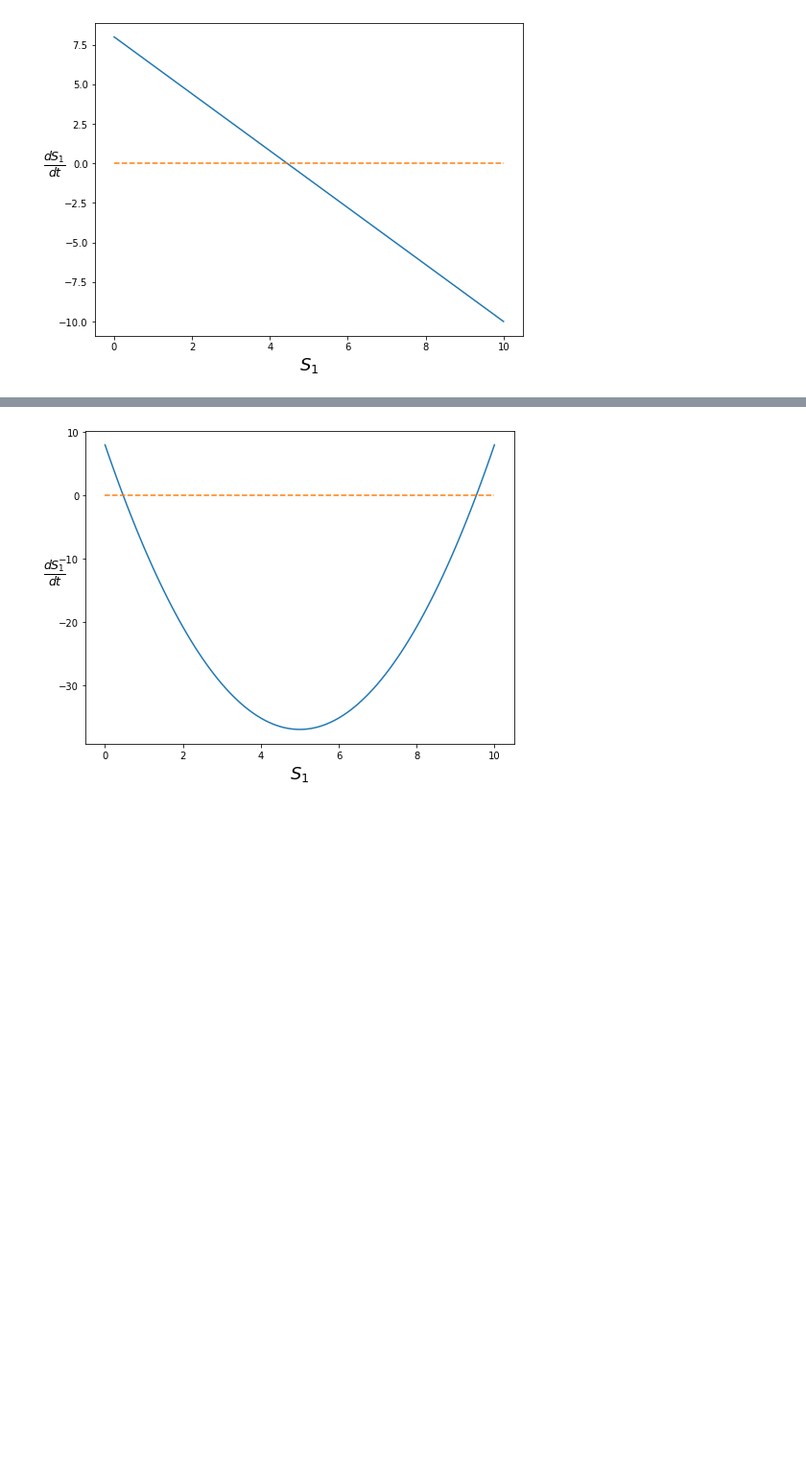
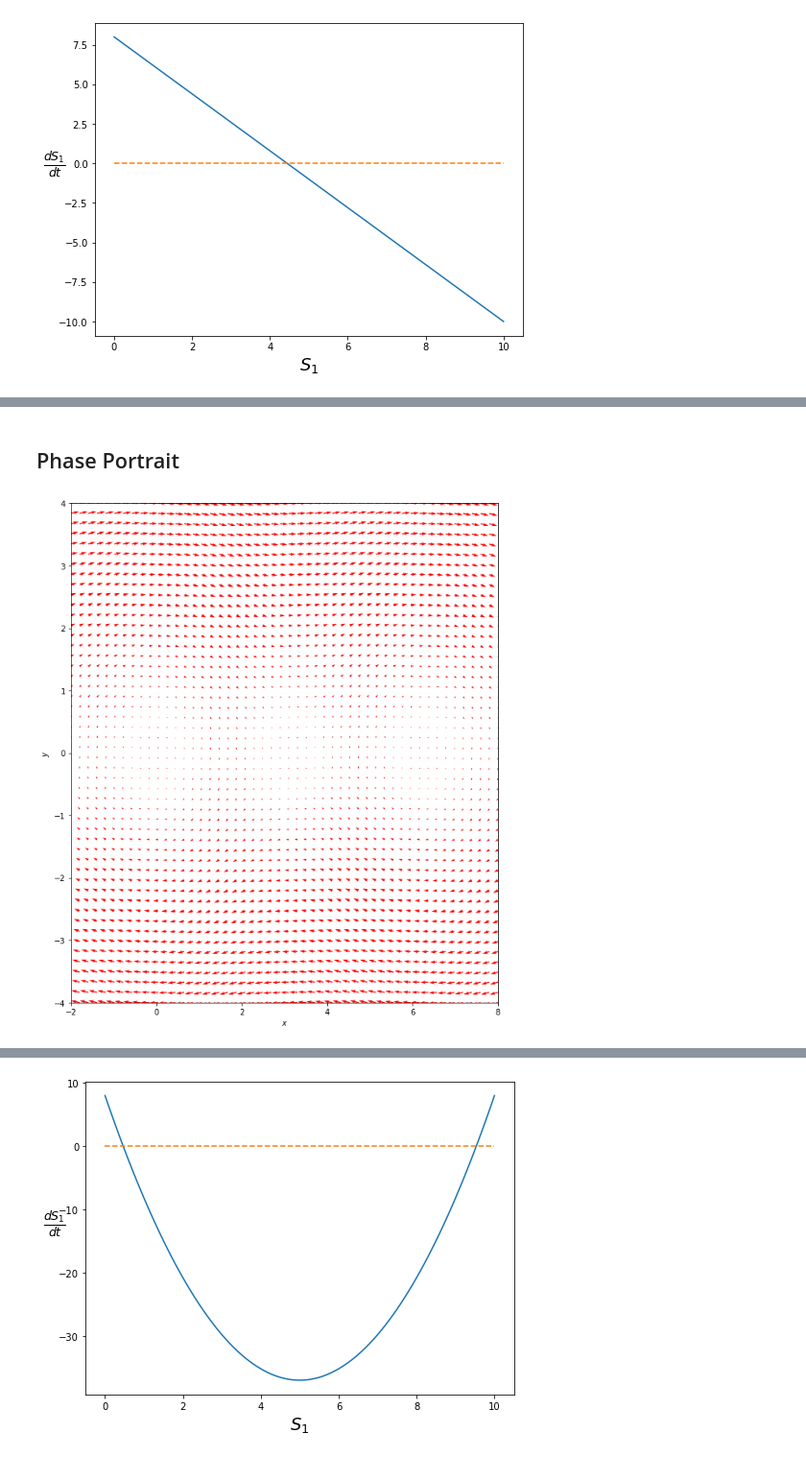
Before and after one commit to ModelEngineering/advancing-biomedical-models, a Jupyter notebook: lecture_2/lecture_2.ipynb, the cells around one changed output, grey strips where cells are left out. Shown: that part at 96% size. Drawn from its saved outputs; the diff is of its cells as text; code cells hidden in the pictures; blank space fills up the shorter version.

```diff
--- a/lecture_2/lecture_2.ipynb
+++ b/lecture_2/lecture_2.ipynb
@@ -25,0 +79,51 @@ $\frac{dS_1}{dt} = -(k_f +k_r)S_1(S_T - S_1) + k_r S_T $
+# %% [markdown]
+## Phase Portrait
+# %%
+def plotPhase(xlim, ylim, dFunc, numPt=20):
+    """
+    Constructs a phase plot for a system of 2-d system of differential equations.
+
+    Parameters
+    ----------
+    xlim: tuple
+        lower and upper value of x
+    ylim: tuple
+        lower and upper value of y
+    dFunc: Function
+        args:
+            tuple of current x, y
+    numPt: int
+        number of points in the grid
+    """
+    # Create the mesh
+    xGrid = np.linspace(xlim[0], xlim[1], numPt)
+    yGrid = np.linspace(ylim[0], ylim[1], numPt)
+    xMesh, yMesh = np.meshgrid(xGrid, yGrid)
+    xVals, yVals = np.zeros(xMesh.shape), np.zeros(yMesh.shape)
+    # Populate mesh with values
+    numX, numY = yMesh.shape
+    for xIdx in range(numX):
+        for yIdx in range(numY):
+            x = xMesh[xIdx, yIdx]
+            y = yMesh[xIdx, yIdx]
+            yprime = dFunc([x, y])
+            xVals[xIdx, yIdx] = yprime[0]
+            yVals[xIdx, yIdx] = yprime[1]
+    # Construct quiver plot
+    fig, ax = plt.subplots(1, figsize=(10, 12))
+    quiverPlt = ax.quiver(xMesh, yMesh, xVals, yVals, color='r')
+    ax.set_xlabel('$x$')
+    ax.set_ylabel('$y$')
+    ax.set_xlim(xlim)
+    ax.set_ylim(ylim)
+
+def dFunc(Y):
+    y1, y2 = Y
+    return [y2, -np.sin(y1)]
+numPt = 50
+xlim = [-2, 8]
+ylim = [-4, 4]
+
+plotPhase(xlim, ylim, dFunc, numPt=numPt)
+# %% [output]
+[figure, added]
```
Also changed, not shown: parts of 17 cells of this notebook.
